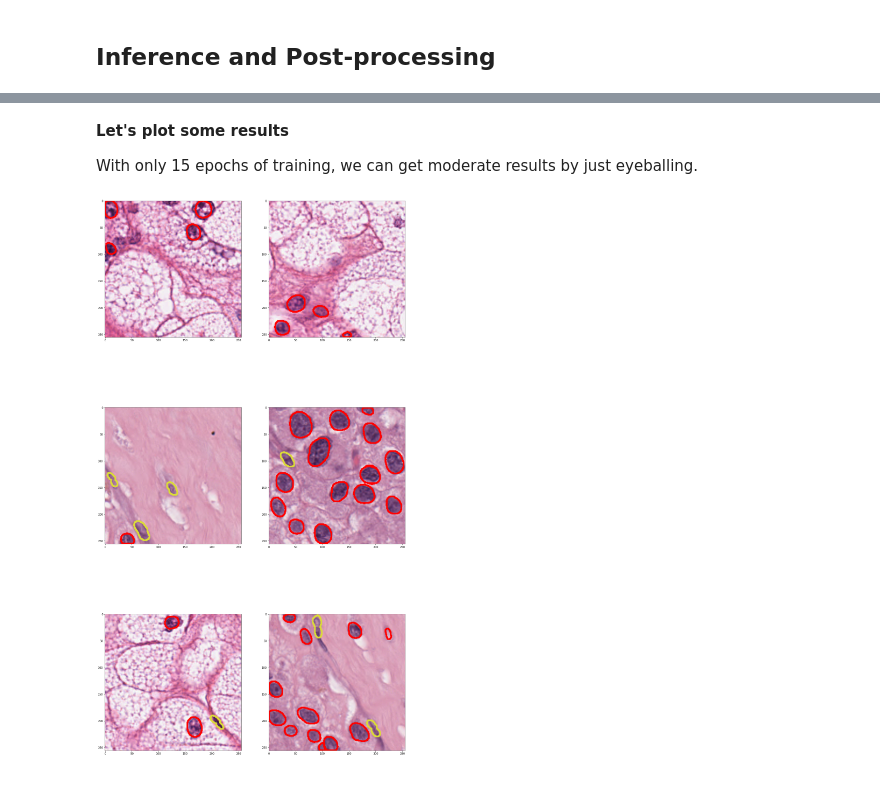
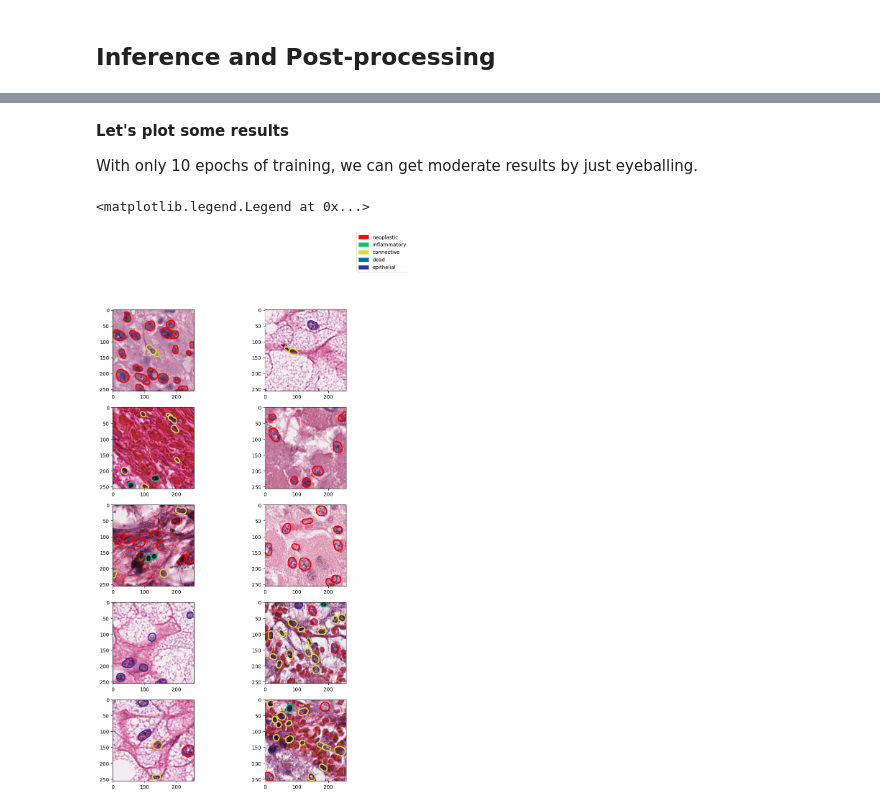
Before and after one commit to okunator/cellseg_models.pytorch, a Jupyter notebook: examples/pannuke_nuclei_segmentation_stardist.ipynb, the cells around one changed output, grey strips where cells are left out. Cells and saved outputs as stored; diff of their text form; code cells hidden in the pictures.

```diff
--- a/examples/pannuke_nuclei_segmentation_stardist.ipynb
+++ b/examples/pannuke_nuclei_segmentation_stardist.ipynb
@@ -73,7 +103,0 @@ First, we will define the multiclass Stardist nuclei segmentation model with a `
-# %%
-# Define the model with the function API.
-model = csmp.models.stardist_base_multiclass(
-    enc_name="resnet50",
-    n_rays=32,
-    type_classes=len(pannuke_module.type_classes),
-)
@@ -142,15 +525,16 @@ Other important params include:
 
 **NOTE**: Another important thing to note here, is that the `"stardist"` post-proc method is not the original one introduced in the [Stardist](https://github.com/stardist/stardist) paper. It is a python rewrite of the original one and can be even twice as fast as the orig one with only neglible differneces in the output. However, if you like, you can use the original by setting `instance_postproc` to `"stardist_orig"`. It should be noted that the original version requires also the original `stardist` library that can be installed with `pip install stardist`.
 # %%
-inferer = csmp.inference.ResizeInferer(
+from cellseg_models_pytorch.inference import ResizeInferer
+
+inferer = ResizeInferer(
     model=experiment,
-    input_path=save_dir / "test" / "images",
+    input_path=save_dir / "valid" / "images",
     out_activations={"dist": None, "stardist": None, "type": "softmax"},
     out_boundary_weights={"dist": False, "stardist": False, "type": False},
     resize=(256, 256), # Not actually resizing anything,
     instance_postproc="stardist",
     save_intermediate=True, # save intermediate soft masks for visualization
-    normalization="percentile", # same normalization as during training
     batch_size=8,
     n_images=50 # Use only the 50 first images of the folder
 )
@@ -158,22 +542,37 @@ inferer.infer()
 # %% [markdown]
 **Let's plot some results**
 
-With only 15 epochs of training, we can get moderate results by just eyeballing.
+With only 10 epochs of training, we can get moderate results by just eyeballing.
 # %%
 import numpy as np
+from cellseg_models_pytorch.utils import draw_thing_contours
+import matplotlib.patches as mpatches
 
-fig, ax = plt.subplots(3, 2, figsize=(20, 40))
+fig, ax = plt.subplots(5, 2, figsize=(10, 17))
 ax = ax.flatten()
-ixs = np.random.choice(50, 6, replace=False)
+ixs = np.random.choice(50, 10, replace=False)
 
+samples = list(inferer.out_masks.keys())
 for i, ix in enumerate(ixs):
-    samples = list(inferer.out_masks.keys())
     masks = inferer.out_masks[samples[ix]]
     inter = inferer.soft_masks[samples[ix]]
 
-    img_path = save_dir / "test" / f"images/{samples[ix]}.png"
-    img = csmp.utils.FileHandler.read_img(img_path)
-    cont = csmp.utils.draw_thing_contours(masks["inst"], img, masks["type"])
+    img_path = save_dir / "valid" / f"images/{samples[ix]}.png"
+    img = FileHandler.read_img(img_path)
+    cont = draw_thing_contours(masks["inst"], img, masks["type"])
     ax[i].imshow(cont)
+
+# add legend
+cmap = {
+    1: (255.0/255, 0.0, 0.0),
+    2: (0.0, 200.0/255, 100.0/255),
+    3: (220.0/255, 220.0/255, 55.0/255),
+    4: (0.0, 110.0/255, 155.0/255),
+    5: (50.0/255, 50.0/255, 155.0/255),
+}
+labels = {k: j for j, k in pannuke_module.type_classes.items()}
+patches =[mpatches.Patch(color=cmap[i], label=labels[i]) for i in cmap]
+fig.legend(handles=patches, loc=1, borderaxespad=0)
 # %% [output]
+<matplotlib.legend.Legend at 0x...>
-[figure, old version]
+[figure, new version]
```
Also changed, not shown: parts of 21 cells of this notebook.
